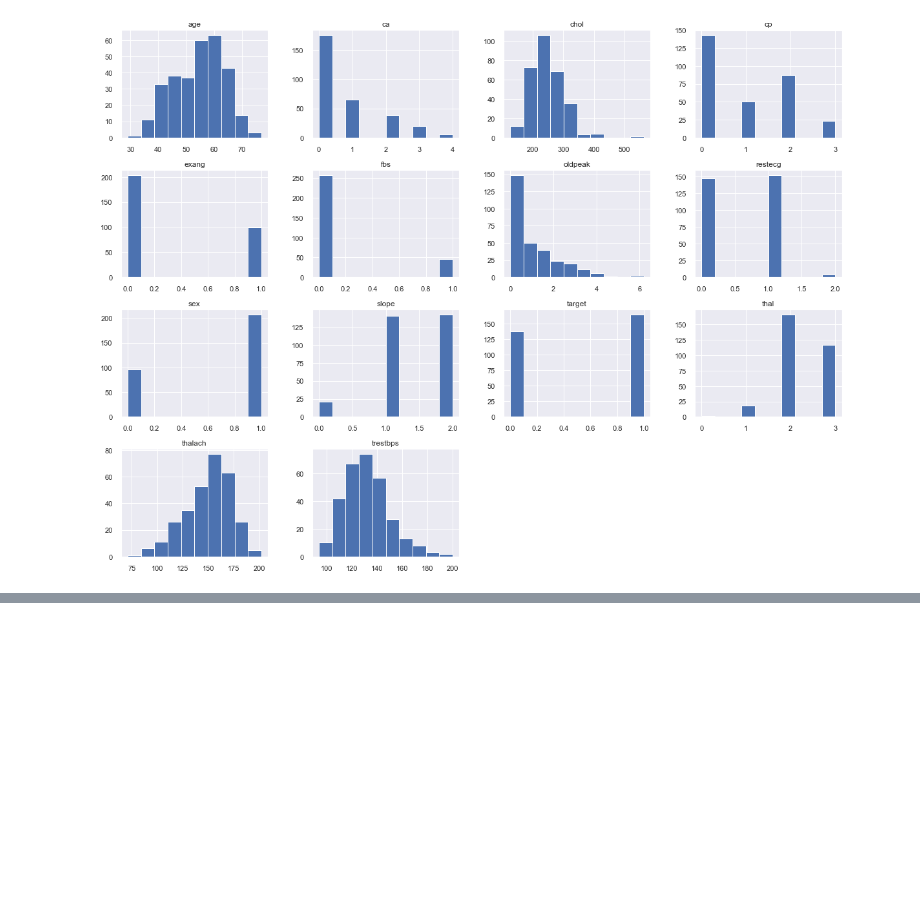
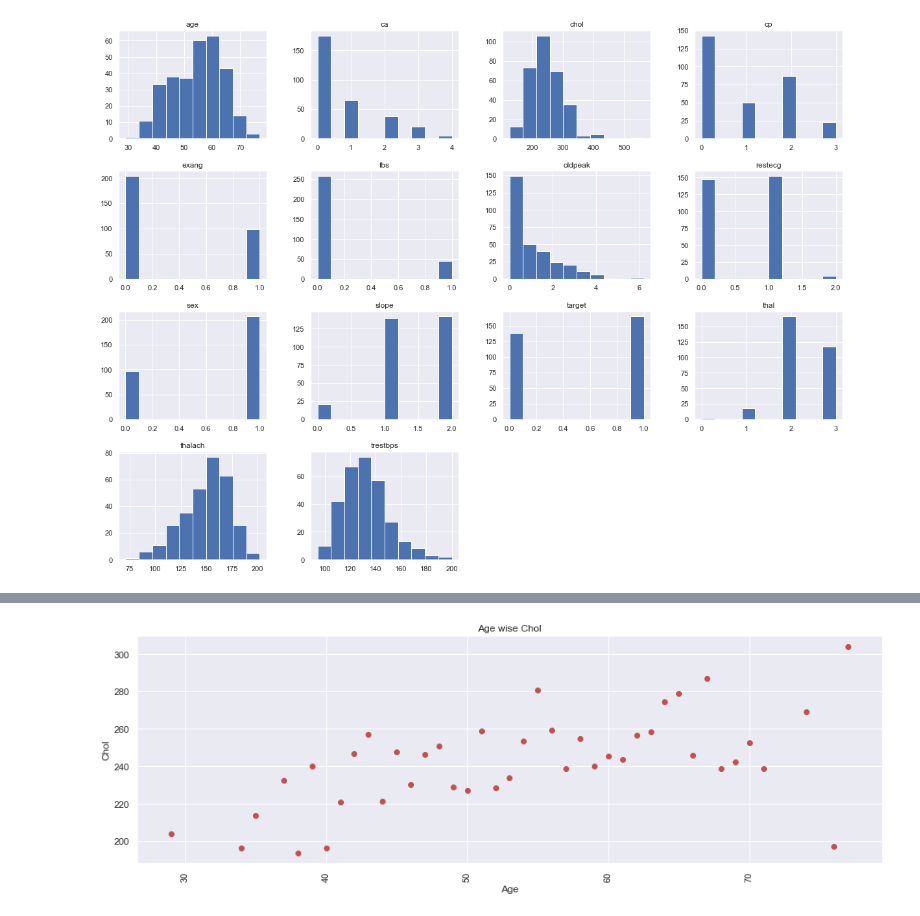
Before and after one commit to jahidkhandaker/HeartDiseasePrediction, a Jupyter notebook: MuhtasimMunem/EDA.ipynb, the cells around one changed output, grey strips where cells are left out. Cells and saved outputs as stored; diff of their text form; code cells hidden in the pictures; blank space fills up the shorter version.

Commit message:
age vs col && age vs trestbps

```diff
--- a/MuhtasimMunem/EDA.ipynb
+++ b/MuhtasimMunem/EDA.ipynb
@@ -168,0 +184,15 @@ plt.show()
+# %%
+grp =df.groupby("age")
+x= grp["chol"].agg(np.mean)
+y=grp["trestbps"].agg(np.mean)
+z=grp["thalach"].agg(np.mean)
+# %%
+plt.figure(figsize=(16,5))
+plt.plot(x,'ro',color='r')
+plt.xticks(rotation=90)
+plt.title("Age wise Chol")
+plt.xlabel("Age")
+plt.ylabel("Chol")
+plt.show()
+# %% [output]
+[figure, added]
```
Also changed, not shown: parts of 5 cells of this notebook.
